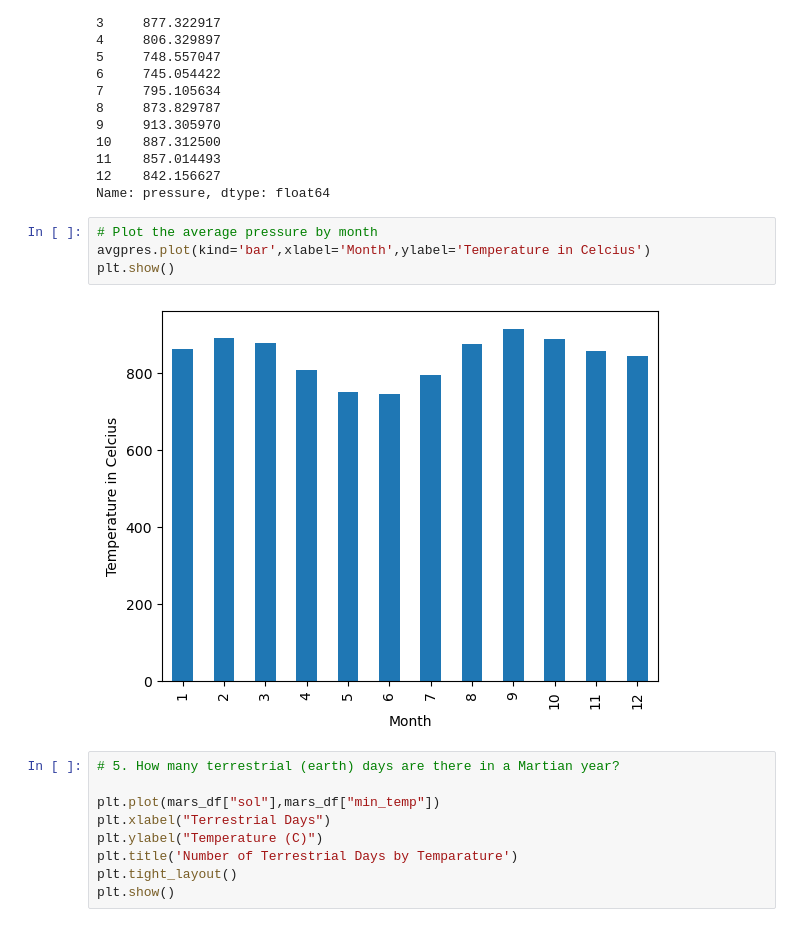
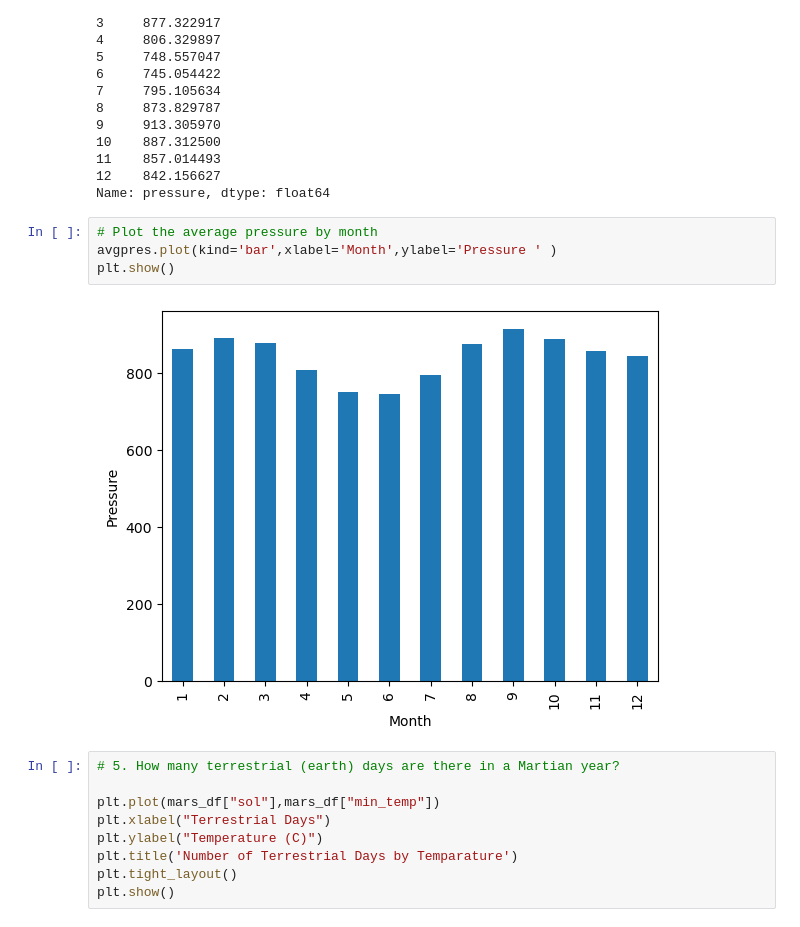
Before and after one commit to bryantgriessel/Mars_Weather, a Jupyter notebook: part_2_mars_weather.ipynb, the cells around one changed output. Saved outputs shown, nothing was run; the diff lists cells and outputs as text.

Commit message:
fixed graph labels

```diff
--- a/part_2_mars_weather.ipynb
+++ b/part_2_mars_weather.ipynb
@@ -236,10 +236,10 @@ month
 Name: pressure, dtype: float64
 # %%
 # Plot the average pressure by month
-avgpres.plot(kind='bar',xlabel='Month',ylabel='Temperature in Celcius')
+avgpres.plot(kind='bar',xlabel='Month',ylabel='Pressure ' )
 plt.show()
 # %% [output]
-[figure, old version]
+[figure, new version]
 # %%
 # 5. How many terrestrial (earth) days are there in a Martian year?
 
```
